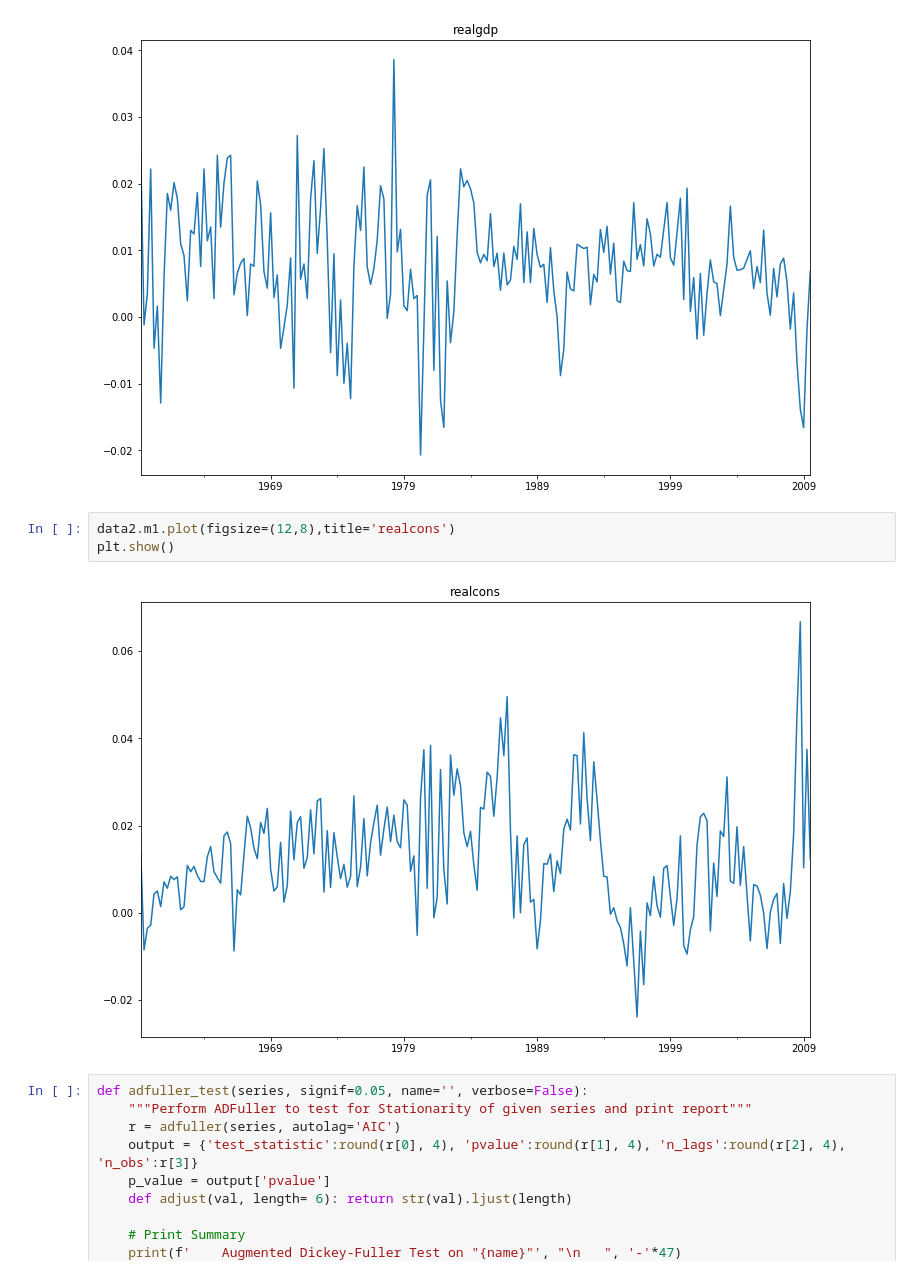
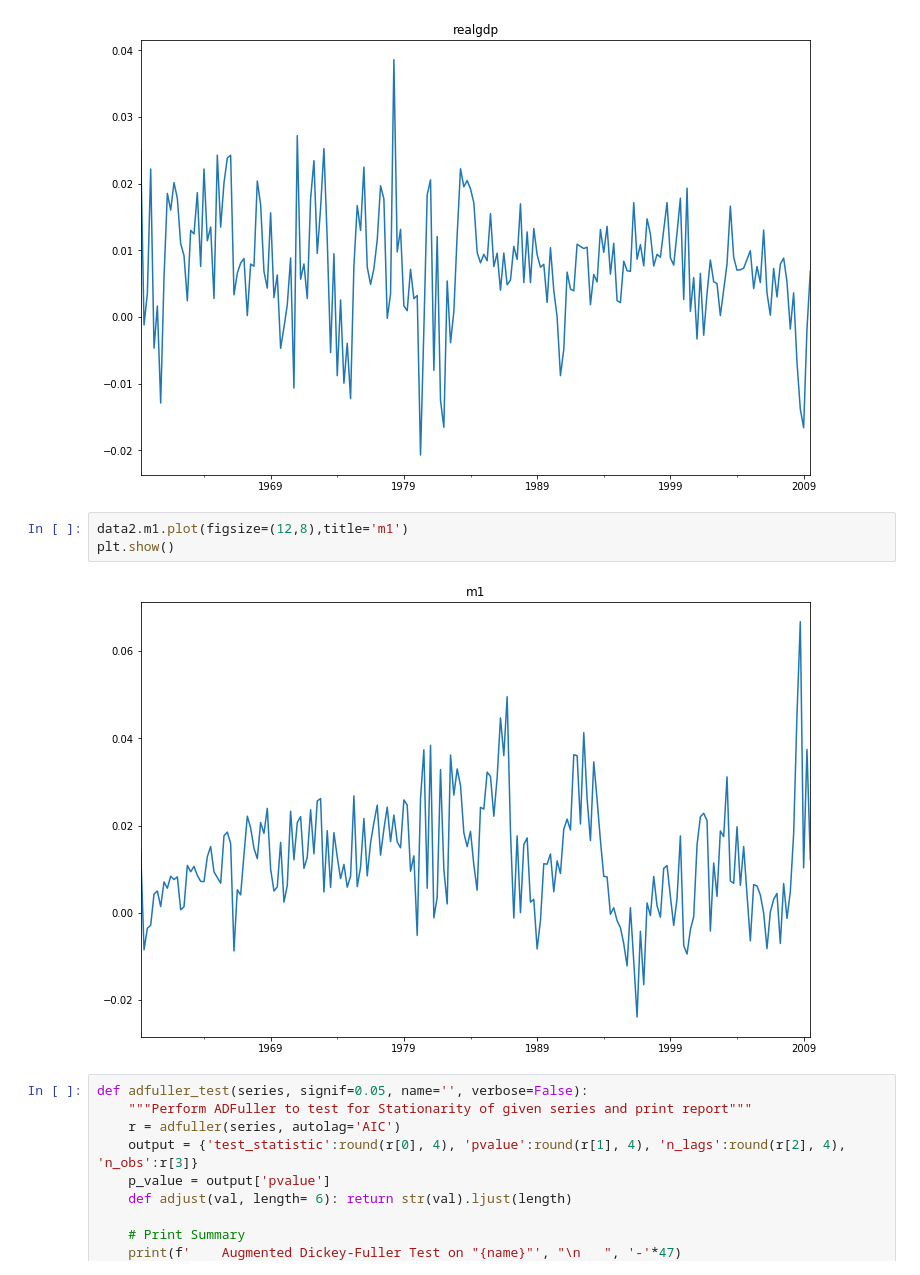
Before and after one commit to jslr1997/ECOG2046, a Jupyter notebook: notebooks/8_VAR.ipynb, the cells around one changed output. Saved outputs shown, nothing was run; the diff lists cells and outputs as text.

```diff
--- a/notebooks/8_VAR.ipynb
+++ b/notebooks/8_VAR.ipynb
@@ -42,10 +42,10 @@ plt.show()
 # %% [output]
 [figure]
 # %%
-data2.m1.plot(figsize=(12,8),title='realcons')
+data2.m1.plot(figsize=(12,8),title='m1')
 plt.show()
 # %% [output]
-[figure, old version]
+[figure, new version]
 # %%
 def adfuller_test(series, signif=0.05, name='', verbose=False):
     """Perform ADFuller to test for Stationarity of given series and print report"""
```
Also changed, not shown: parts of 5 cells of this notebook, 2 other files.
